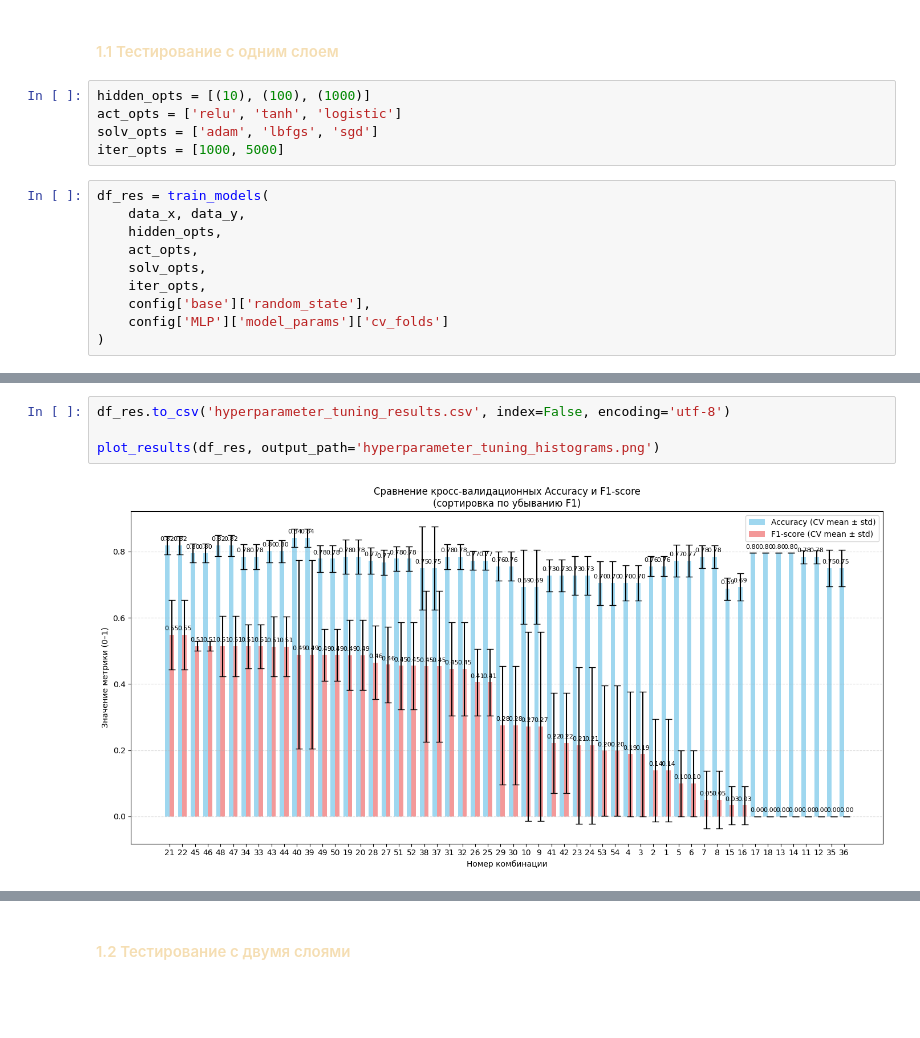
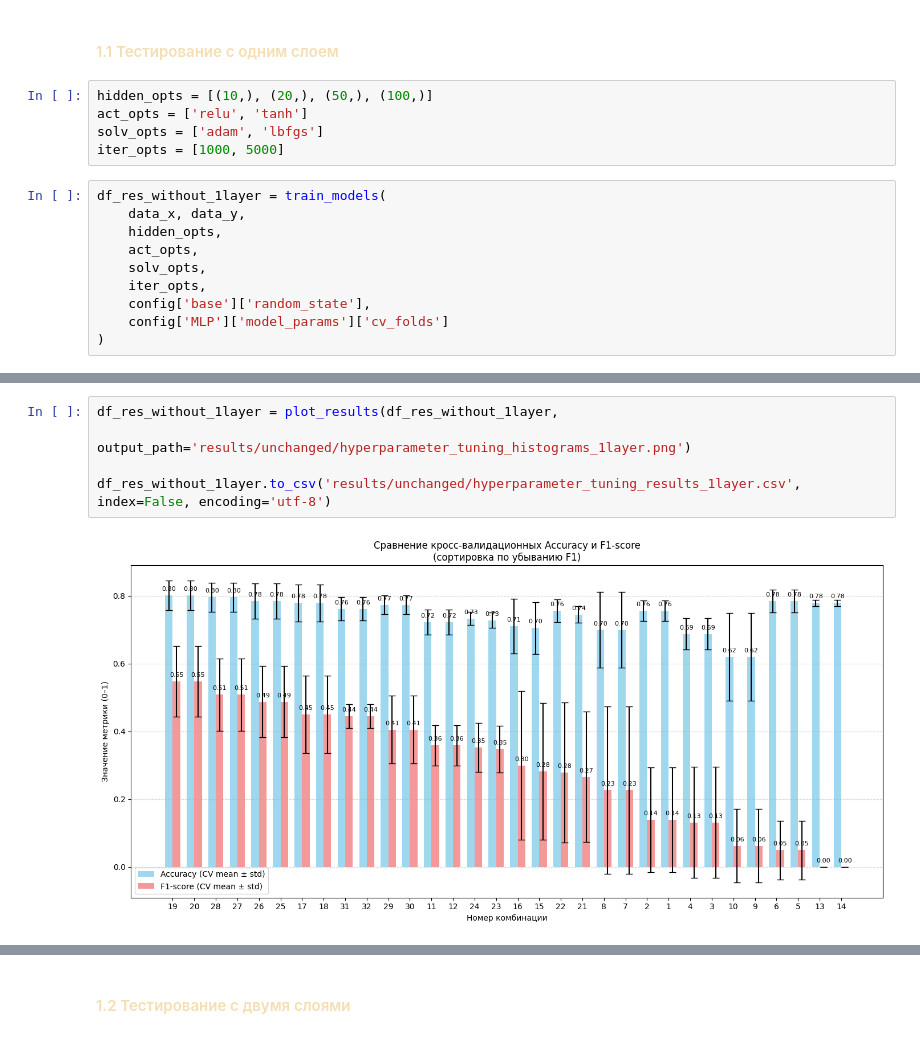
Before and after one commit to Bexaric/LB3_ML_Yakushev, a Jupyter notebook: notebook/Part2_MLPClassifier.ipynb, the cells around one changed output, grey strips where cells are left out. Drawn from its saved outputs; the diff is of its cells as text; blank space fills up the shorter version.

```diff
--- a/notebook/Part2_MLPClassifier.ipynb
+++ b/notebook/Part2_MLPClassifier.ipynb
@@ -225,12 +248,12 @@ def plot_model_by_combo_id(combo_id, df_results, data_x, data_y, random_state, n
 # %% [markdown]
 #### <font color='#F5DEB3'> 1.1 Тестирование с одним слоем
 # %%
-hidden_opts = [(10), (100), (1000)]
-act_opts = ['relu', 'tanh', 'logistic']
-solv_opts = ['adam', 'lbfgs', 'sgd']
+hidden_opts = [(10,), (20,), (50,), (100,)]
+act_opts = ['relu', 'tanh']
+solv_opts = ['adam', 'lbfgs']
 iter_opts = [1000, 5000]
 # %%
-df_res = train_models(
+df_res_without_1layer = train_models(
     data_x, data_y,
     hidden_opts,
     act_opts,
@@ -329,7 +339,8 @@ You might also want to scale the data as shown in:
 # %%
-df_res.to_csv('hyperparameter_tuning_results.csv', index=False, encoding='utf-8')
+df_res_without_1layer = plot_results(df_res_without_1layer,
+                                     output_path='results/unchanged/hyperparameter_tuning_histograms_1layer.png')
 
-plot_results(df_res, output_path='hyperparameter_tuning_histograms.png')
+df_res_without_1layer.to_csv('results/unchanged/hyperparameter_tuning_results_1layer.csv', index=False, encoding='utf-8')
 # %% [output]
-[figure, old version]
+[figure, new version]
 # %%
```
Also changed, not shown: parts of 133 cells of this notebook, 56 other files.
